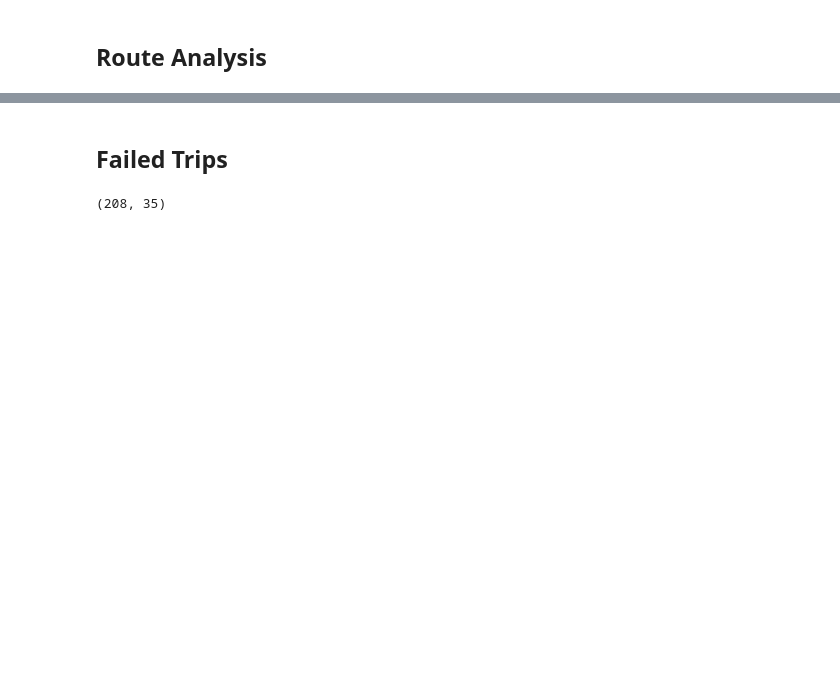
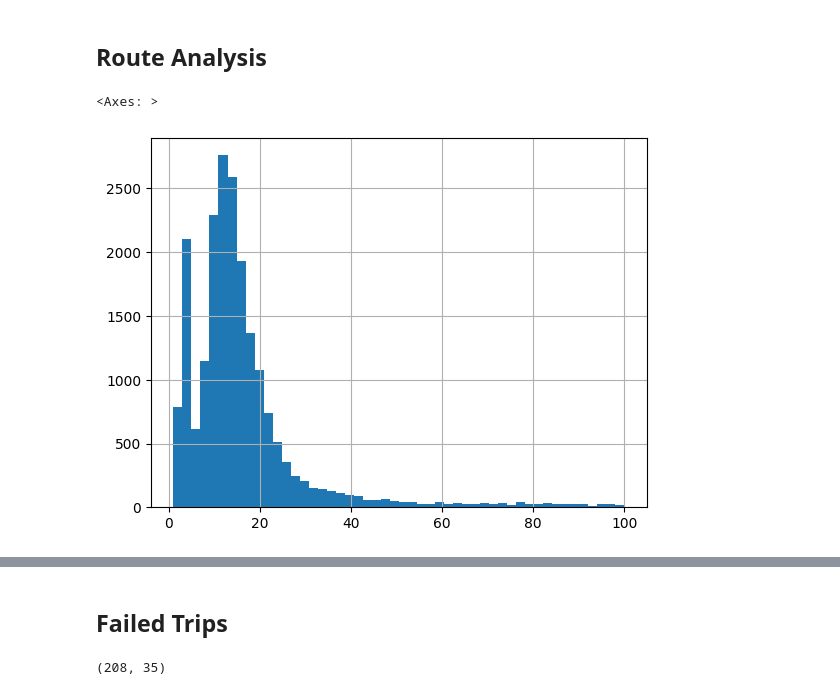
Before and after one commit to fra-luc/datac-analysis, a Jupyter notebook: src/analysis.ipynb, the cells around one changed output, grey strips where cells are left out. Cells and saved outputs as stored; diff of their text form; code cells hidden in the pictures; blank space fills up the shorter version.

```diff
--- a/src/analysis.ipynb
+++ b/src/analysis.ipynb
@@ -44,0 +76,40 @@ route_vehicle_positions = get_route_vehicle_positions(vehicle_positions, route=R
+# %%
+def compute_speed_per_route_and_trip(
+    vehicle_positions: pandas.DataFrame,
+    commercial: bool,
+    min_cutoff: float = 5.0,
+    max_cutoff: float = 25.0,
+) -> pandas.DataFrame:
+    relevant_cols = [
+        "vehicle.trip.route_id",
+        "vehicle.trip.trip_id",
+        "vehicle.timestamp",
+        "vehicle.position.odometer",
+        "vehicle.current_status",
+    ]
+    relevant_view = vehicle_positions.reset_index()[relevant_cols]  # TODO keep timestamp as index?
+
+    odometer_and_timestamp_minmax = (
+        relevant_view[relevant_view["vehicle.current_status"] != (-1 if commercial else 1)]
+        .groupby(["vehicle.trip.route_id", "vehicle.trip.trip_id"], observed=False)
+        .agg({"vehicle.timestamp": ["min", "max"], "vehicle.position.odometer": ["min", "max"]})
+    )
+
+    speed = (
+        (
+            (
+                odometer_and_timestamp_minmax["vehicle.position.odometer"]["max"]
+                - odometer_and_timestamp_minmax["vehicle.position.odometer"]["min"]
+            )
+            / 1000  # km
+        )
+        / (
+            (
+                odometer_and_timestamp_minmax["vehicle.timestamp"]["max"]
+                - odometer_and_timestamp_minmax["vehicle.timestamp"]["min"]
+            ).dt.seconds
+            / 3600  # hours
+        )
+    ).rename(f"vehicle.{'commercial' if commercial else 'travel'}_speed_kmh")
+
+    return speed[(min_cutoff < speed) & (speed < max_cutoff)]
@@ -44,0 +118,7 @@ route_vehicle_positions = get_route_vehicle_positions(vehicle_positions, route=R
+# %%
+commercial_speed = compute_speed_per_route_and_trip(vehicle_positions, commercial=True, min_cutoff=1., max_cutoff=100.)
+# %%
+commercial_speed.hist(bins=50)
+# %% [output]
+<Axes: >
+[figure, added]
```
Also changed, not shown: parts of 26 cells of this notebook, 3 other files.
